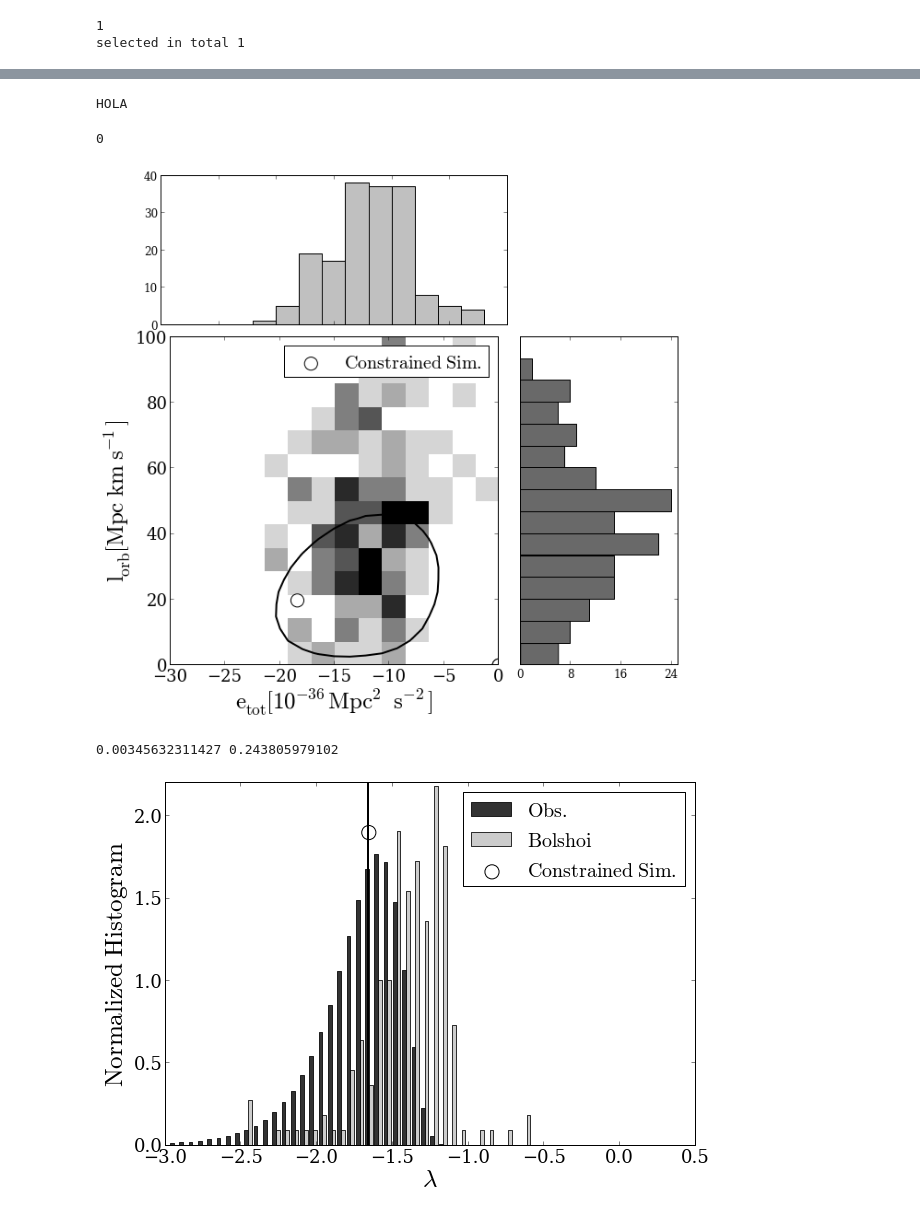
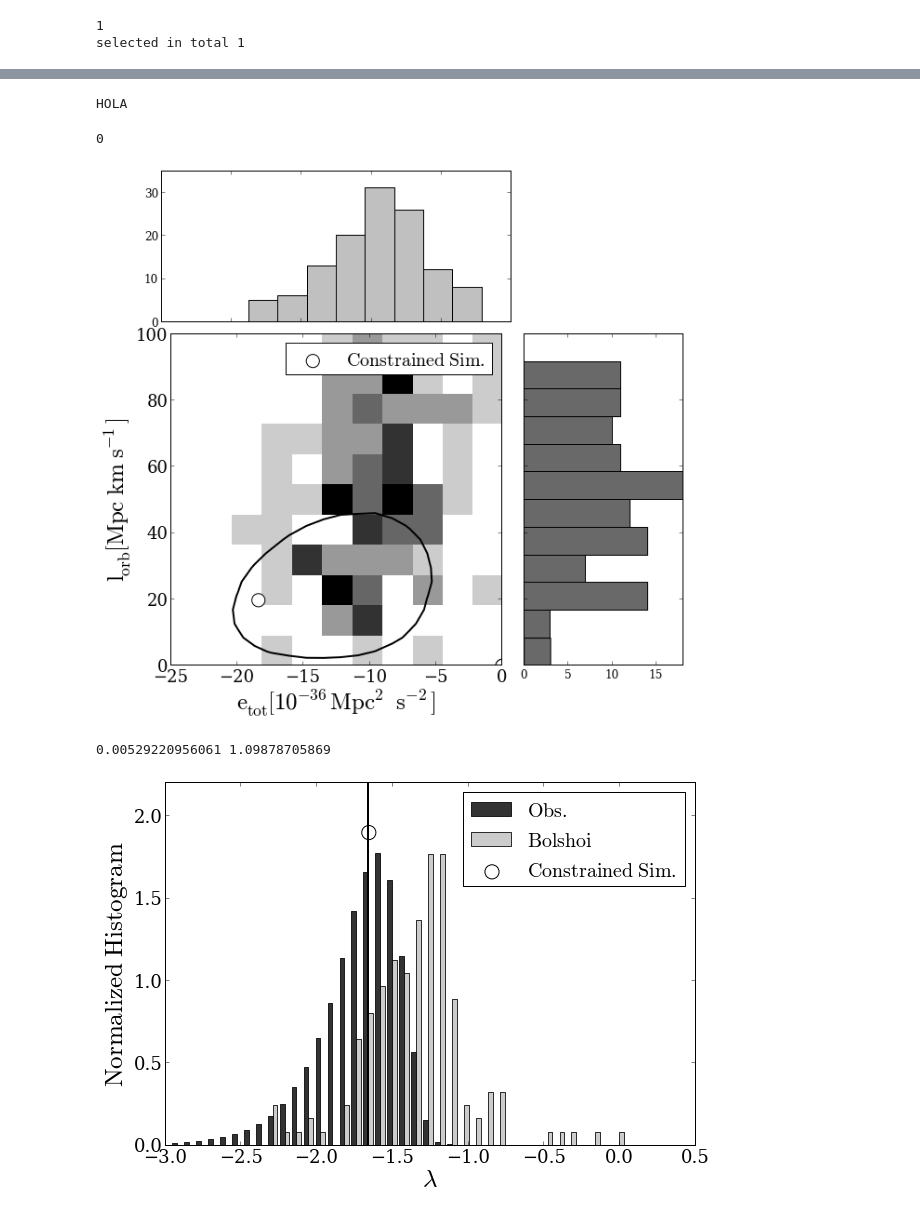
Before and after one commit to astroandes/LG_Kinematics, a Jupyter notebook: code/simulation_JE.ipynb, the cells around one changed output, grey strips where cells are left out. Saved outputs shown, nothing was run; the diff lists cells and outputs as text; code cells hidden in the pictures.

Commit message:
notebook handles both the FOF and BDM data

```diff
--- a/code/simulation_JE.ipynb
+++ b/code/simulation_JE.ipynb
@@ -1,6 +1,10 @@
 # %%
 from makeTempHistogramPlot import *
 from generateInfo import *
+
+# Global filepaths
+repo_path ="/Users/forero/Dropbox/"
+data_path = repo_path + "/LG_Kinematics/data/"
 
 # Global constants
 G_GRAV = 4.54E-48 #units of Mpc^3 Msun^-1 s^-2
@@ -8,11 +12,6 @@ KM_TO_MPC = 3.2E-20
 HUBBLE = 0.70
 E_UNITS = 1.0E-36
 L_UNITS = 1.0
-
-# Global filepaths
-data_path="/Users/forero/Dropbox/LG_Kinematics/data/"
-#data_path="/home/forero/Dropbox/"
-#data_path="/Users/forero/Dropbox/"
 # %%
 # The reference is van der Marel et al. ApJ,753:8
 V_M31 = array([66.1,-76.3,45.1]) #km/s
@@ -126,8 +125,9 @@ C=contour(X,Y,H, levels, colors='k', linewidths=2)
 # %%
 # Generate the pair data for Bolshoi
-FOF_file=data_path+"Bolshoi_cluster_all_limit_001"
-ID_file=data_path+"IsoPairs_Bolshoi_ID.dat"
-output_file=data_path+"pair_physical_vweb_Bolshoi.dat"
+halo_finder="BDM"
+FOF_file=data_path+"Bolshoi_catalog_"+halo_finder+".dat"
+ID_file=data_path+"IsoPairs_Bolshoi_"+halo_finder+"_ID.dat"
+output_file=data_path+"pair_physical_vweb_Bolshoi"+halo_finder+".dat"
 vweb_lambda_file=data_path+"Bolshoi_Halos_Environment_Vweb256_s1.dat"
 generate_info(FOF_file, ID_file, vweb_lambda_file, output_file=output_file, hubble=HUBBLE)
 # %% [output]
@@ -165,7 +165,7 @@ generate_info(FOF_file, ID_file, vweb_lambda_file, output_file=output_file)
 selected in total 1
 # %%
 #load the data from Bolshoi and make selections on distances and mass
-bolshoi_file=data_path+"pair_physical_vweb_Bolshoi.dat"
+bolshoi_file=data_path+"pair_physical_vweb_Bolshoi"+halo_finder+".dat"
 physical_prop=np.loadtxt(bolshoi_file)
 
 #define the main quantities we will use later to prepare the plots
@@ -314,33 +315,33 @@ number of points around the highest density peak 9
 # %%
 n_clues=3
 clues1=data_path+"pair_physical_vweb_IC10909.dat"
 clues2=data_path+"pair_physical_vweb_IC16953.dat"
 clues3=data_path+"pair_physical_vweb_IC2710.dat"
 clues=chararray([n_clues], itemsize=1024)
 clues[0]=clues1;clues[1]=clues2; clues[2]=clues3
 clues_data = np.zeros([n_clues,2])
 if(narrow_data):
     n_clues = 1
 for i in range(n_clues):
     tmp_dat = np.loadtxt(clues[i])
     clues_data[i,0] = tmp_dat[5] + tmp_dat[6] # energy
     clues_data[i,1] = tmp_dat[7] #angular momentum
 
 
 #    makeTempHistogramPlot(energy,angular_momentum,filename="test_EJ", clues=clues_data, xlims=[-10.0,10.0], ylims=[0.0,100.0],nbins=20,nxbins=20,nybins=20,bw=1, xlabel='$\mathrm{E_{tot} [10^{-36}} h^{-2} \mathrm{Mpc^2\ s^{-2}]}$', ylabel='$\mathrm{L_{orb} [Mpc\ } h^{-1} \mathrm{km\ s^{-1}]}$', contours=0)
-filename='test_EJ'
+filename='test_EJ_'+halo_finder
 if(narrow_data):
     filename=filename+'_narrow'
 MakeTempHistogramPlot(energy,angular_momentum,filename=filename,
-                      clues=clues_data, clues_label='$\mathrm{Constrained\ Sim.}$', xlims=[-30.0,0.0], ylims=[0.0,100.0],
-                      nbins=15,nxbins=15,nybins=15,bw=1,
+                      clues=clues_data, clues_label='$\mathrm{Constrained\ Sim.}$', xlims=[-25.0,0.0], ylims=[0.0,100.0],
+                      nbins=12,nxbins=12,nybins=12,bw=1,
                       xlabel='$\mathrm{e_{tot} [10^{-36}} \mathrm{Mpc^2\ s^{-2}]}$',
                       ylabel='$\mathrm{l_{orb} [Mpc\ } \mathrm{km\ s^{-1}]}$',
                       contours=0, X_field=X, Y_field=Y, Z_field=H, levels=levels)
 # %% [output]
 HOLA
 0
-[figure, old version]
+[figure, new version]
 # %%
 #make the plot with the 'spin parameter'
 print amin(lambda_orbit), amax(lambda_orbit)
@@ -399,12 +400,12 @@ ax.legend(loc=0, scatterpoints=1, fontsize=20)
 
 ax.set_xlim([-3.0,0.5])
 ax.set_ylim([0.0,2.2])
-filename='test_lambda'
+filename='test_lambda_'+halo_finder
 if(narrow_data):
     filename=filename+'_narrow'
 savefig(filename + '.eps',format = 'eps', transparent=True)
 savefig(filename + '.pdf',format = 'pdf', transparent=True)
 savefig(filename + '.png',format = 'png', transparent=True)
 # %% [output]
-0.00345632311427 0.243805979102
+0.00529220956061 1.09878705869
-[figure, old version]
+[figure, new version]
```
Also changed, not shown: parts of 8 cells of this notebook.
